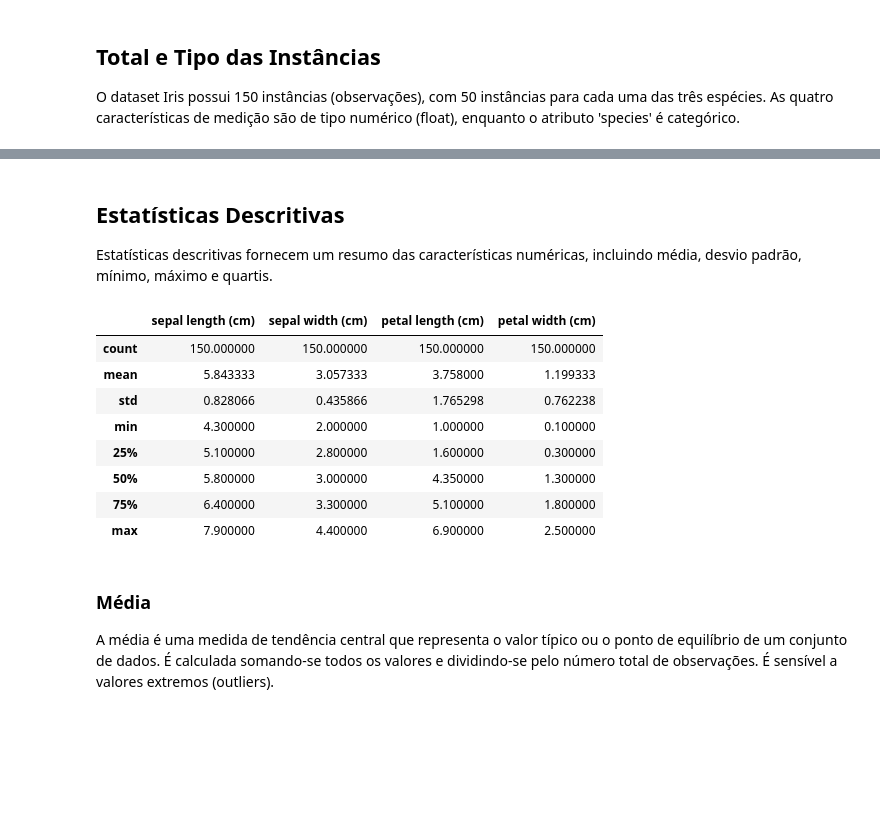
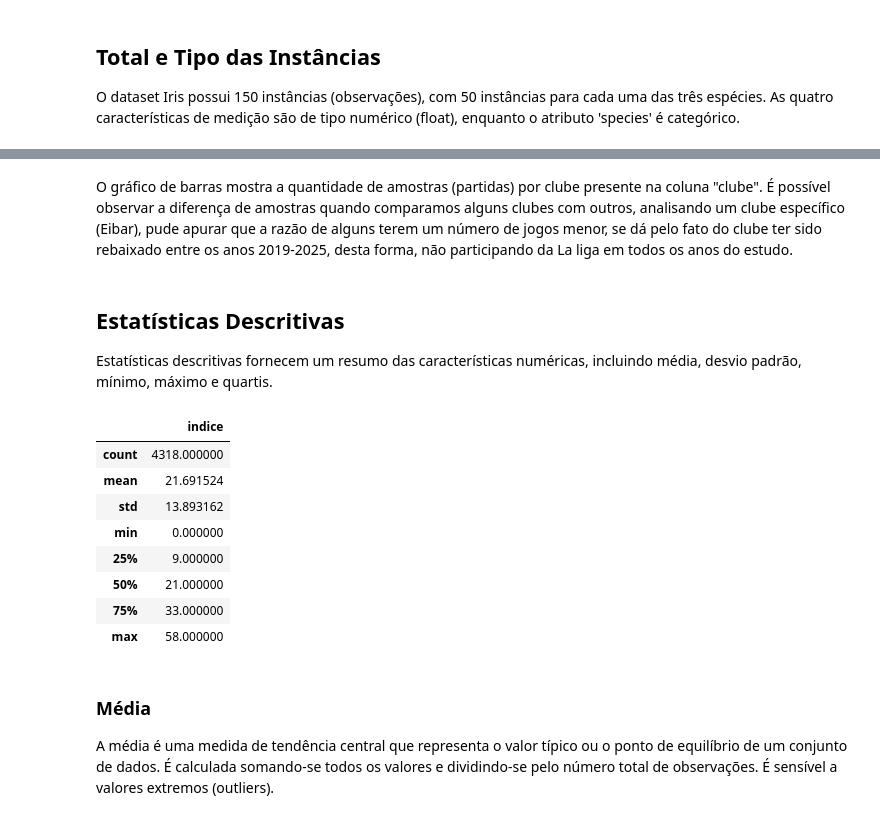
Before and after one commit to guilhermer1/mvp_AnaliseDeDados, a Jupyter notebook: Análise_de_Dados_e_Boas_Práticas-LaLiga.ipynb, the cells around one changed output, grey strips where cells are left out. Drawn from its saved outputs; the diff is of its cells as text; code cells hidden in the pictures; blank space fills up the shorter version.

```diff
--- a/Análise_de_Dados_e_Boas_Práticas-LaLiga.ipynb
+++ b/Análise_de_Dados_e_Boas_Práticas-LaLiga.ipynb
@@ -93,0 +62,17 @@ Nesta etapa de Análise de Dados Exploratória (EDA) sobre o dataset Iris, visam
+# %%
+# carregamento do dataset (O link direciona a um raw do dataset)
+url = 'https://raw.githubusercontent.com/guilhermer1/mvp_AnaliseDeDados/refs/heads/main/matches_full.csv'
+
+
+# Alterando as labels dos atributos do dataset, para facilitar a visualização
+labels_atributos = ['indice', 'data','horario', 'competicao', 'rodada', 'dia_da_semana', 'local', 'resultado', 'gols_feitos', 'gols_sofridos', 'oponente', 'chance_de_marcar', 'chance_de_sofrer_gol',
+                    'posse_de_bola', 'publico_presente', 'capitao', 'formacao', 'formacao_oponente', 'arbitro', 'report', 'notas', 'chutes', 'chutes_ao_gol', 'distancia_media_dos_chutes', 'chutes-livres',
+                    'pk', 'pkatt', 'temporada', 'clube']
+
+## Uma vez que os dados vão ser lidos diretamente de um CSV, o dataset já é um dataframe.
+laliga = pd.read_csv(url,  names=labels_atributos)
+
+## Excluindo a primeira linha, uma vez que mudei os labels das colunas, os anteriores criaram uma nova linha, por essa razão foi necessário apagar a primeira linha.
+laliga = laliga.drop(index=0)
+
+laliga.head()
@@ -131,20 +136,22 @@ O gráfico de barras mostra que cada espécie de Íris (setosa, versicolor, virg
+# %% [markdown]
+O gráfico de barras mostra a quantidade de amostras (partidas) por clube presente na coluna "clube". É possível observar a diferença de amostras quando comparamos alguns clubes com outros, analisando um clube específico (Eibar), pude apurar que a razão de alguns terem um número de jogos menor, se dá pelo fato do clube ter sido rebaixado entre os anos 2019-2025, desta forma, não participando da La liga em todos os anos do estudo.
 # %% [markdown]
 ## Estatísticas Descritivas
 
 Estatísticas descritivas fornecem um resumo das características numéricas, incluindo média, desvio padrão, mínimo, máximo e quartis.
 # %%
 # estatísticas descritivas básicas do dataset
-df.describe()
+laliga.describe()
 # %% [output]
-|  | sepal length (cm) | sepal width (cm) | petal length (cm) | petal width (cm) |
-| count | 150.000000 | 150.000000 | 150.000000 | 150.000000 |
-| mean | 5.843333 | 3.057333 | 3.758000 | 1.199333 |
-| std | 0.828066 | 0.435866 | 1.765298 | 0.762238 |
-| min | 4.300000 | 2.000000 | 1.000000 | 0.100000 |
-| 25% | 5.100000 | 2.800000 | 1.600000 | 0.300000 |
-| 50% | 5.800000 | 3.000000 | 4.350000 | 1.300000 |
-| 75% | 6.400000 | 3.300000 | 5.100000 | 1.800000 |
-| max | 7.900000 | 4.400000 | 6.900000 | 2.500000 |
+|  | indice |
+| count | 4318.000000 |
+| mean | 21.691524 |
+| std | 13.893162 |
+| min | 0.000000 |
+| 25% | 9.000000 |
+| 50% | 21.000000 |
+| 75% | 33.000000 |
+| max | 58.000000 |
 # %% [markdown]
 ### Média
 
```
Also changed, not shown: parts of 14 cells of this notebook.
